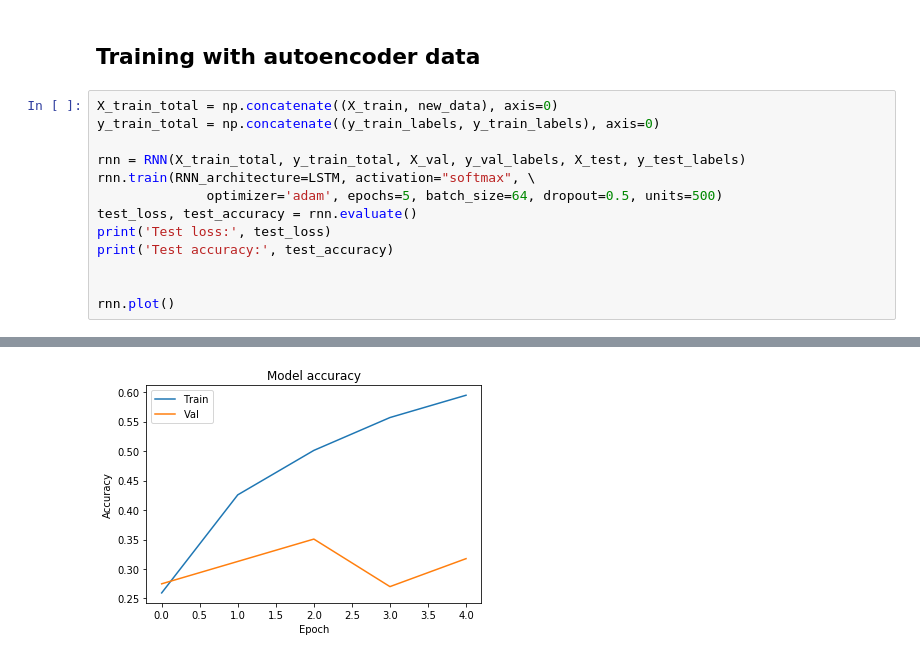
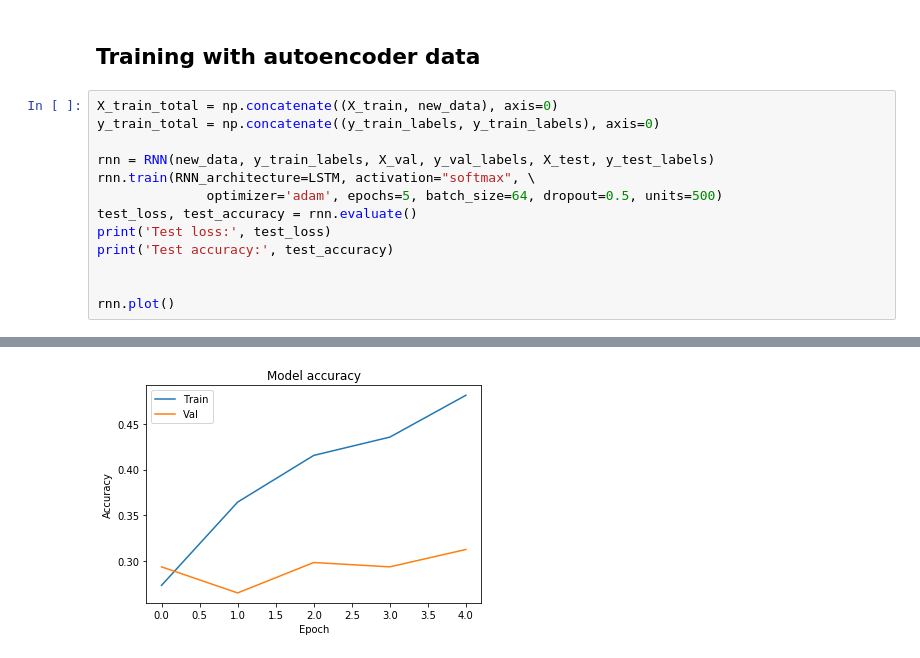
Before and after one commit to tluccs/neural_nets, a Jupyter notebook: EEG_loading.ipynb, the cells around one changed output, grey strips where cells are left out. Cells and saved outputs as stored; diff of their text form.

```diff
--- a/EEG_loading.ipynb
+++ b/EEG_loading.ipynb
@@ -300,7 +300,7 @@ plt.show()
 X_train_total = np.concatenate((X_train, new_data), axis=0)
 y_train_total = np.concatenate((y_train_labels, y_train_labels), axis=0)
 
-rnn = RNN(X_train_total, y_train_total, X_val, y_val_labels, X_test, y_test_labels)
+rnn = RNN(new_data, y_train_labels, X_val, y_val_labels, X_test, y_test_labels)
 rnn.train(RNN_architecture=LSTM, activation="softmax", \
               optimizer='adam', epochs=5, batch_size=64, dropout=0.5, units=500)
 test_loss, test_accuracy = rnn.evaluate()
@@ -326 +326 @@ Test accuracy: 0.36117381499933066
-[figure, old version]
+[figure, new version]
```
Also changed, not shown: parts of 5 cells of this notebook, 2 other files.
